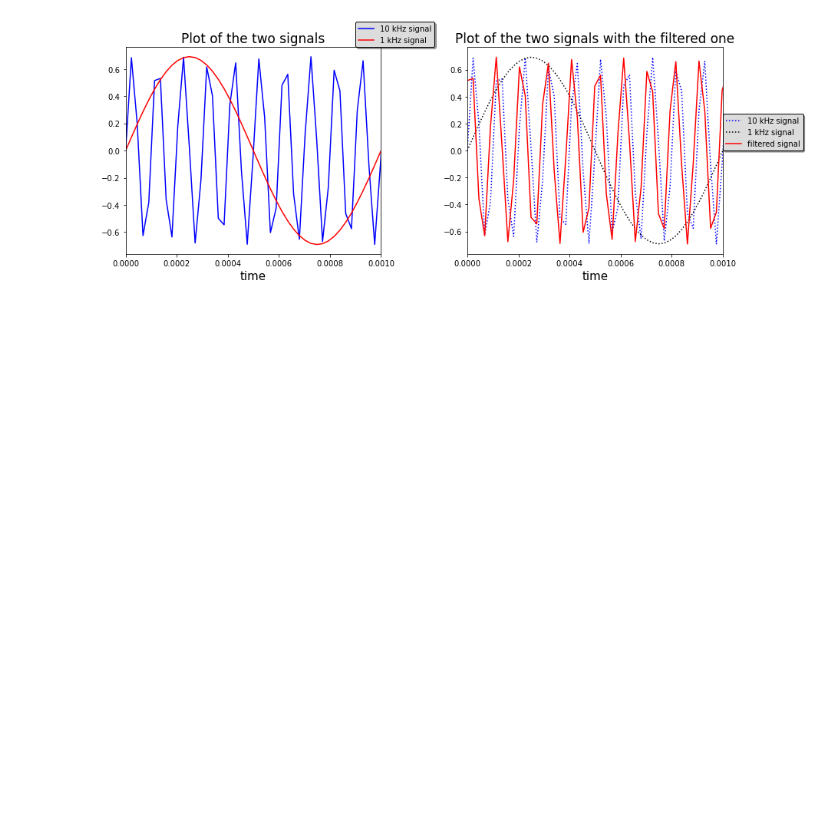
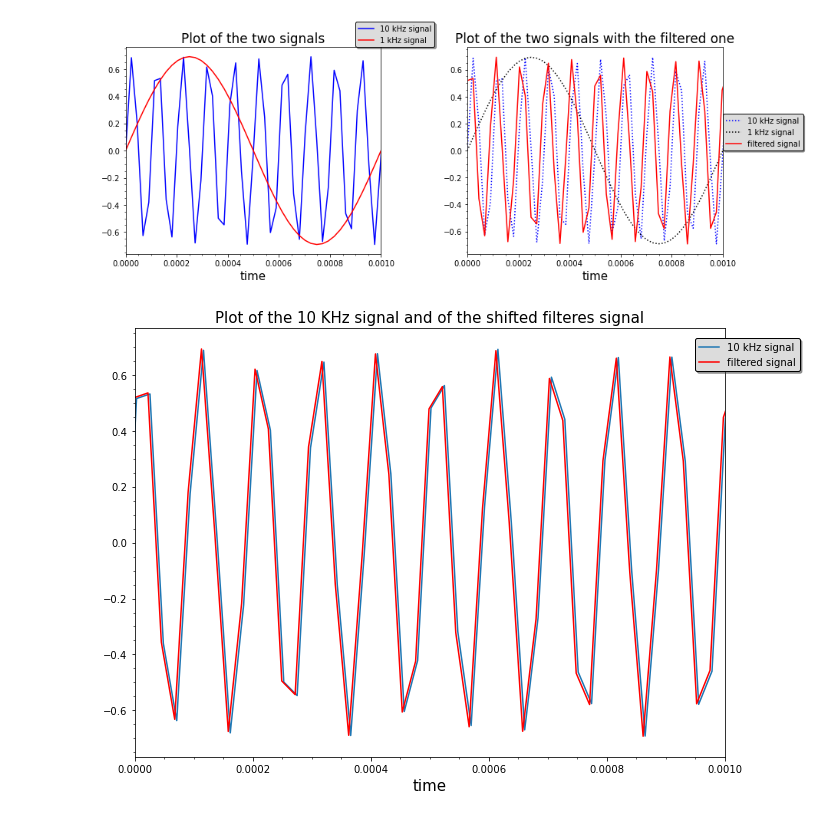
Before and after one commit to GiacomoFrn/MAPD_modA, a Jupyter notebook: python_part.ipynb, the cells around one changed output. Cells and saved outputs as stored; diff of their text form; code cells hidden in the pictures; blank space fills up the shorter version.

```diff
--- a/python_part.ipynb
+++ b/python_part.ipynb
@@ -119,3 +136,18 @@ fig.tight_layout()
 #wv.write(os.path.join(path,sound_name),time_output,44100,sampwidth=1)
 # %% [output]
 [figure]
+# %%
+fig, ax = plt.subplots(nrows=1, ncols=1, figsize=(10,7))
+shifted_filter = fft.fftshift(time_output)
+shifted_signal = fft.fftshift(pow_audio_signal_1)
+ax.plot(time_axis-0.00011, shifted_signal, label='10 kHz signal')
+ax.plot(time_axis,shifted_filter ,color='red', label='filtered signal')
+ax.set_xlabel('time', fontsize=15)
+ax.set_xlim(right=1/1000,left=0)
+ax.set_title('Plot of the 10 KHz signal and of the shifted filteres signal', fontsize=15)
+ax.legend(shadow=True, framealpha=1, facecolor='gainsboro', edgecolor='black', prop={'size':10}, loc=[0.95,0.9])
+ax.minorticks_on()
+
+fig.tight_layout()
+# %% [output]
+[figure, added]
```
Also changed, not shown: parts of 3 cells of this notebook.
